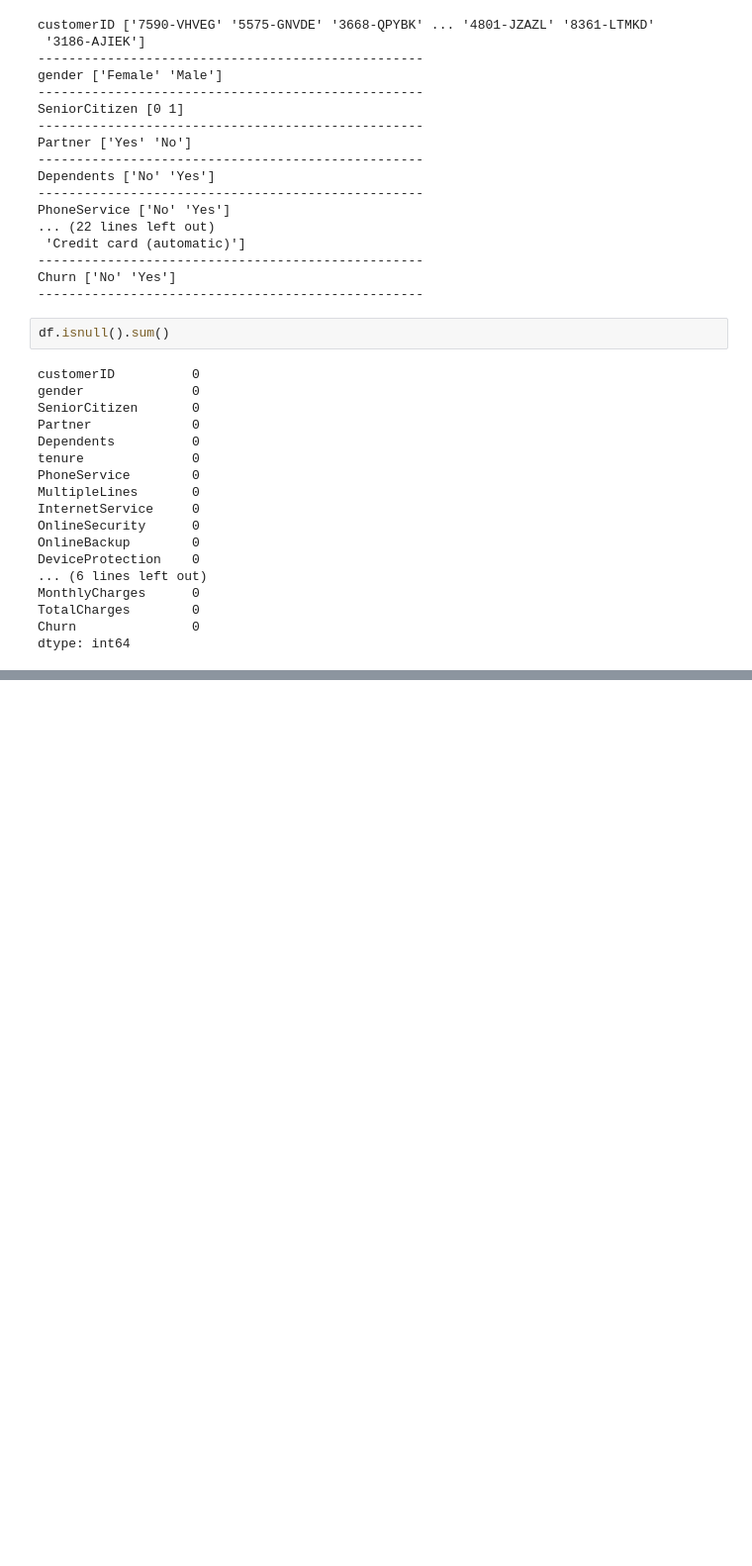
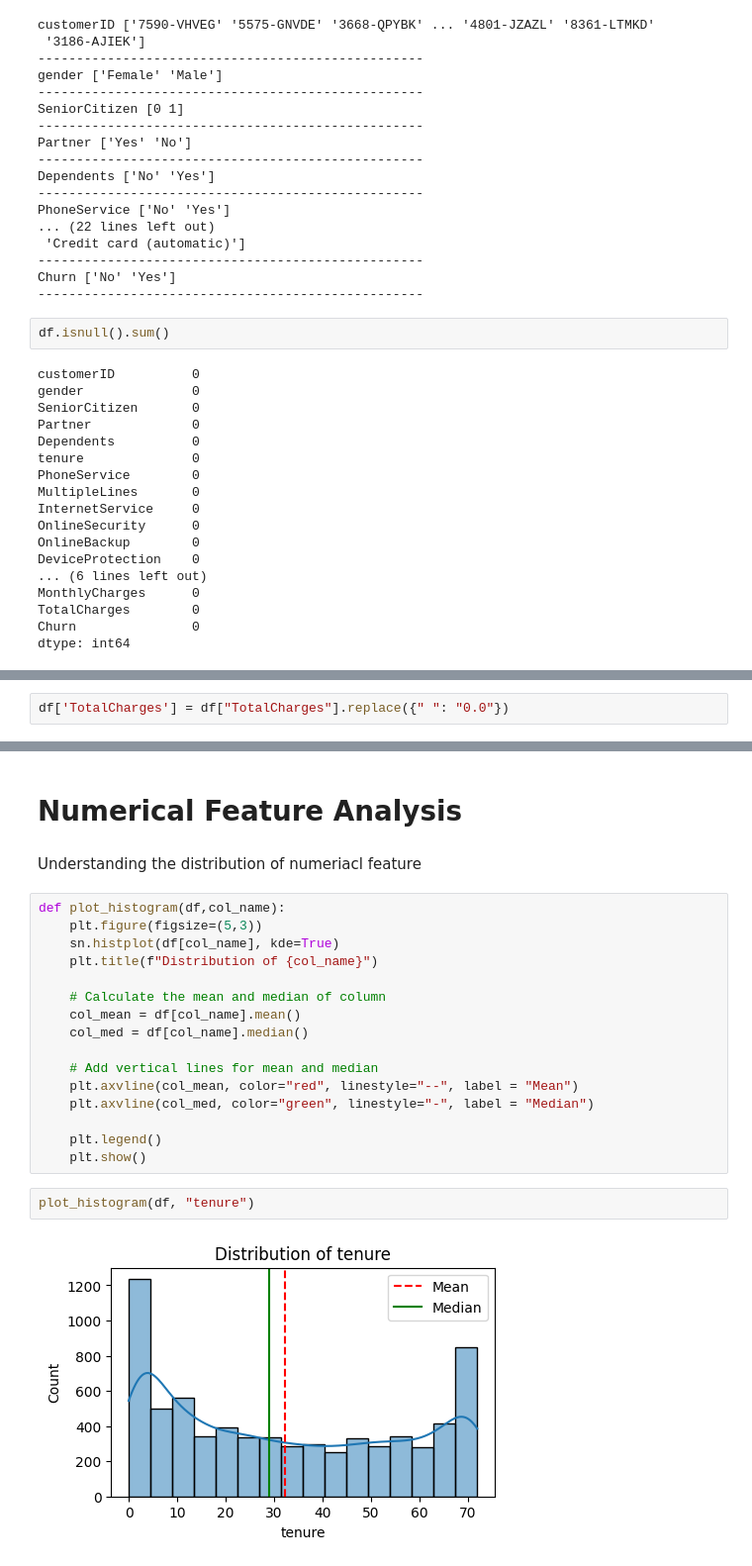
Before and after one commit to rudranarayan-01/Customer-Churn-Prediction, a Jupyter notebook: Untitled.ipynb, the cells around one changed output, grey strips where cells are left out. Shown: that part at 99% size. Cells and saved outputs as stored; diff of their text form; blank space fills up the shorter version.

```diff
--- a/Untitled.ipynb
+++ b/Untitled.ipynb
@@ -180,0 +198,2 @@ ValueError: could not convert string to float: ' '
+# %%
+df['TotalCharges'] = df["TotalCharges"].replace({" ": "0.0"})
@@ -180,0 +266,24 @@ ValueError: could not convert string to float: ' '
+# %% [markdown]
+# Numerical Feature Analysis
+# %% [markdown]
+Understanding the distribution of numeriacl feature
+# %%
+def plot_histogram(df,col_name):
+    plt.figure(figsize=(5,3))
+    sn.histplot(df[col_name], kde=True)
+    plt.title(f"Distribution of {col_name}")
+
+    # Calculate the mean and median of column
+    col_mean = df[col_name].mean()
+    col_med = df[col_name].median()
+
+    # Add vertical lines for mean and median
+    plt.axvline(col_mean, color="red", linestyle="--", label = "Mean")
+    plt.axvline(col_med, color="green", linestyle="-", label = "Median")
+
+    plt.legend()
+    plt.show()
+# %%
+plot_histogram(df, "tenure")
+# %% [output]
+[figure, added]
```
Also changed, not shown: parts of 15 cells of this notebook.
